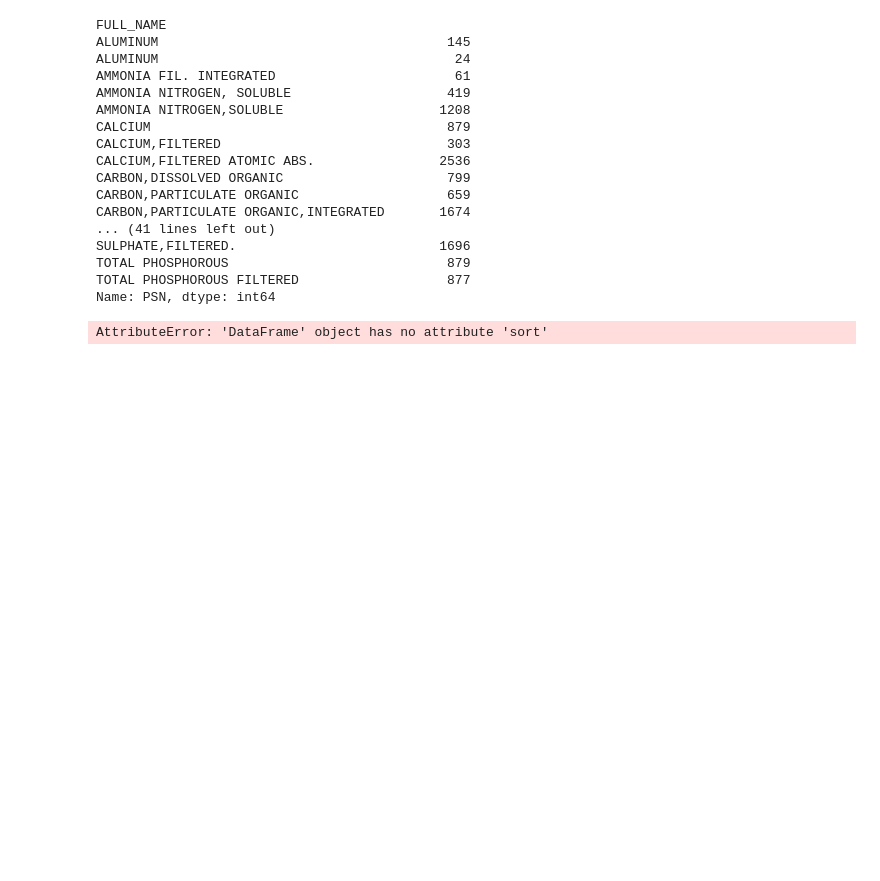
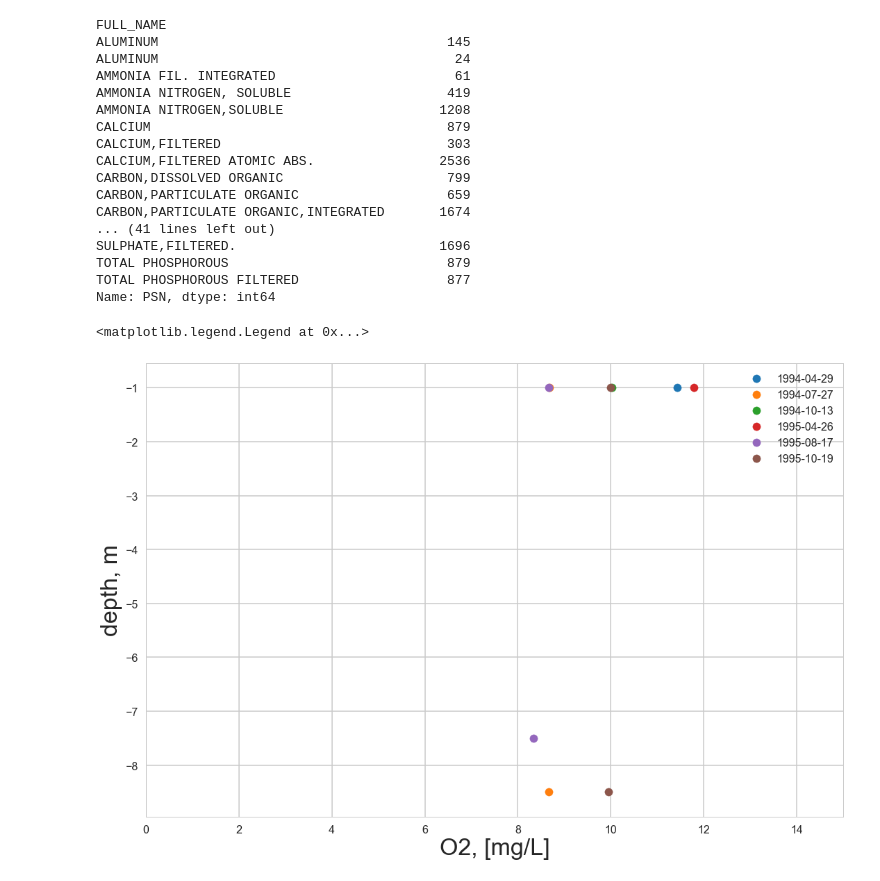
Before and after one commit to pycckuu/Great-Lakes-Data, a Jupyter notebook: post_proc_scripts/ECCC/ECCC_WQ.ipynb, the cells around one changed output. Saved outputs shown, nothing was run; the diff lists cells and outputs as text; code cells hidden in the pictures; blank space fills up the shorter version.

```diff
--- a/post_proc_scripts/ECCC/ECCC_WQ.ipynb
+++ b/post_proc_scripts/ECCC/ECCC_WQ.ipynb
@@ -78,14 +254,15 @@ data = df[(df.PSN==970) & (df.CODE==245)]
 # %%
 for d in data.STN_DATE.unique()[:6]:
     one_date = data[data.STN_DATE ==d]
-    one_date.sort(columns='STN_DATE', inplace=True)
+#     one_date.sort_values('STN_DATE', inplace=True)
     plt.scatter(one_date['VALUE'], -one_date['DEPTH_FROM'], label=str(d)[:10])
     plt.xlabel('O2, [mg/L]')
     plt.ylabel('depth, m')
     plt.xlim(0,15)
 plt.legend()
 # %% [output]
-AttributeError: 'DataFrame' object has no attribute 'sort'
+<matplotlib.legend.Legend at 0x...>
+[figure, added]
 # %%
 for c,d in zip( sns.color_palette(), data.DEPTH_FROM.unique()):
     one_date = data[data.DEPTH_FROM ==d]
```
Also changed, not shown: parts of 28 cells of this notebook, 51 other files.
